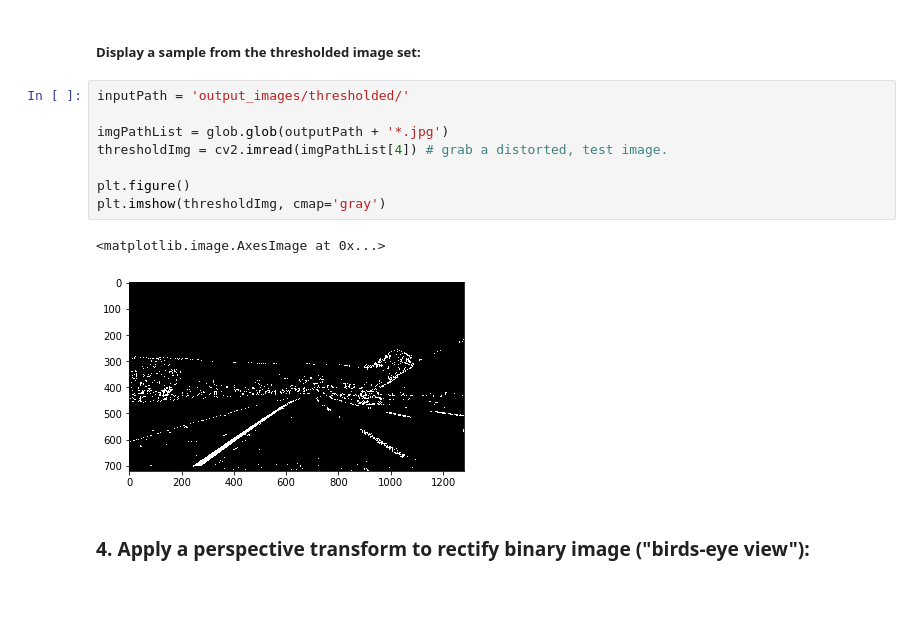
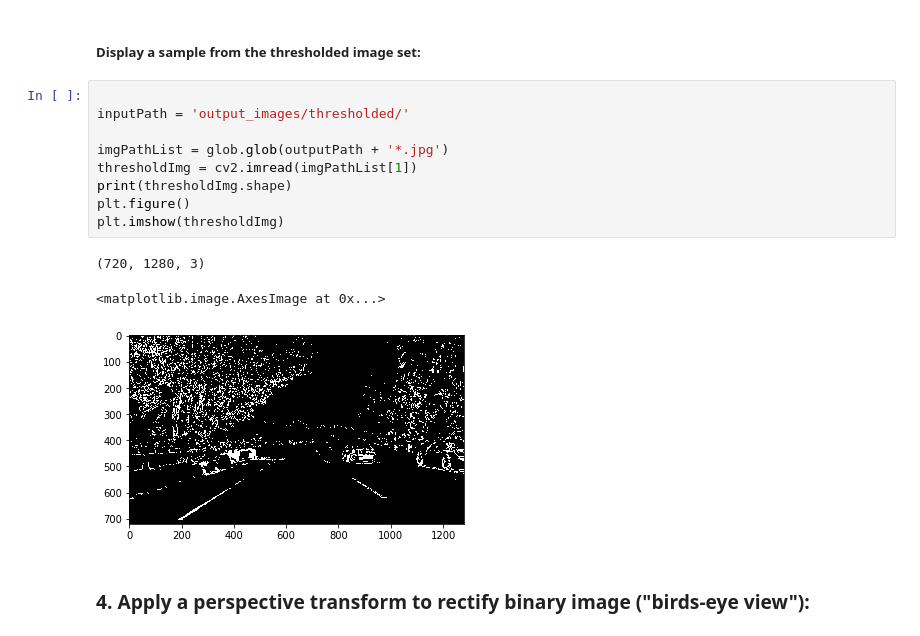
Before and after one commit to pionoor/CarND-Advanced-Lane-Lines, a Jupyter notebook: main.ipynb, the cells around one changed output. Saved outputs shown, nothing was run; the diff lists cells and outputs as text; blank space fills up the shorter version.

```diff
--- a/main.ipynb
+++ b/main.ipynb
@@ -91,16 +91,18 @@ Done!
 # %% [markdown]
 ##### Display a sample from the thresholded image set:
 # %%
+
 inputPath = 'output_images/thresholded/'
 
 imgPathList = glob.glob(outputPath + '*.jpg')
-thresholdImg = cv2.imread(imgPathList[4]) # grab a distorted, test image.
-
+thresholdImg = cv2.imread(imgPathList[1])
+print(thresholdImg.shape)
 plt.figure()
-plt.imshow(thresholdImg, cmap='gray')
+plt.imshow(thresholdImg)
 # %% [output]
-<matplotlib.image.AxesImage at 0x...>
+(720, 1280, 3)
+<matplotlib.image.AxesImage at 0x...>
-[figure, old version]
+[figure, new version]
 # %% [markdown]
 ### 4. Apply a perspective transform to rectify binary image ("birds-eye view"):
 # %%
```
Also changed, not shown: parts of 6 cells of this notebook, 1 other file.
